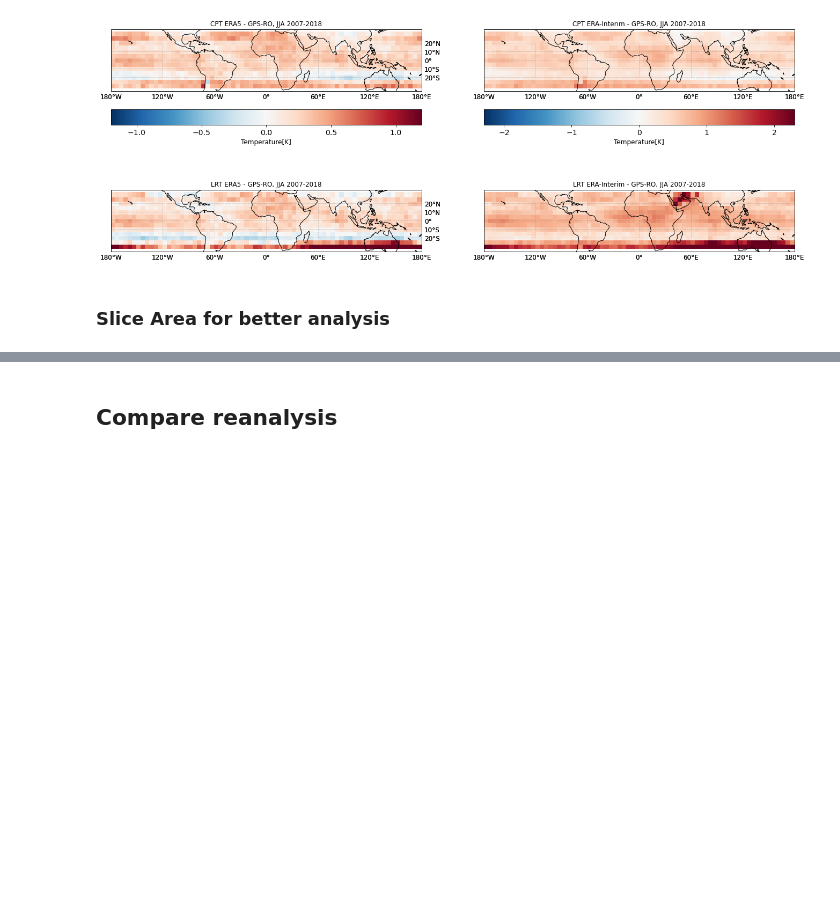
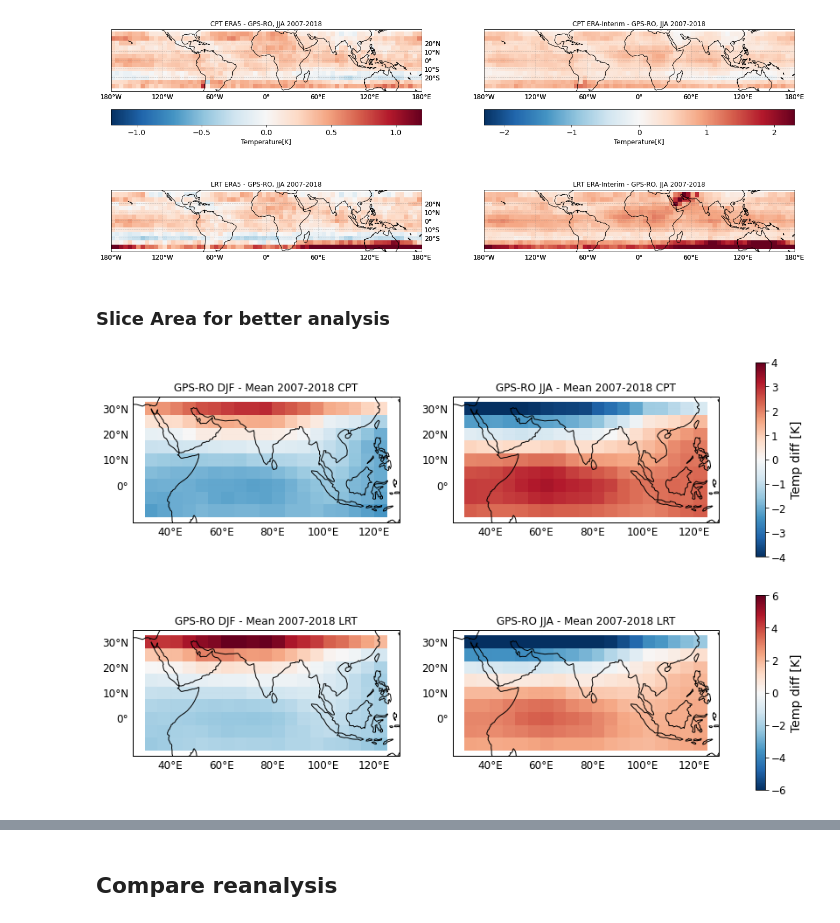
Before and after one commit to johanmeh/master, a Jupyter notebook: monsoon/monsoon_JJA.ipynb, the cells around one changed output, grey strips where cells are left out. Drawn from its saved outputs; the diff is of its cells as text; code cells hidden in the pictures; blank space fills up the shorter version.

```diff
--- a/monsoon/monsoon_JJA.ipynb
+++ b/monsoon/monsoon_JJA.ipynb
@@ -120,4 +123,6 @@ from cartopy.mpl.gridliner import LONGITUDE_FORMATTER, LATITUDE_FORMATTER
 [figure]
 # %% [markdown]
 ### Slice Area for better analysis
+# %%
+obs_mean = obs_res.mean(dim='time', keep_attrs=True)
 # %%
@@ -127,3 +133,14 @@ obs_monsoon = obs_m.sel(lat=slice(0,30), lon=slice(60,110))
+# %%
+k = pf.fourplot_two_cb(obs_monsoon.CP_T[0,:,:] - obs_mean_monsoon.CP_T.values,
+                       obs_monsoon.CP_T[1,:,:] - obs_mean_monsoon.CP_T.values,
+                       obs_monsoon.LR_T[0,:,:] - obs_mean_monsoon.LR_T.values,
+                       obs_monsoon.LR_T[1,:,:] - obs_mean_monsoon.LR_T.values,
+                        'GPS-RO DJF - Mean 2007-2018 CPT', 'GPS-RO JJA - Mean 2007-2018 CPT',
+                       'GPS-RO DJF - Mean 2007-2018 LRT','GPS-RO JJA - Mean 2007-2018 LRT',
+                       vmin1 = -4, vmax1 = 4, vmin2 = -6, vmax2 = 6, label='Temp diff [K]')
+#k.savefig('figs/gpsro_absval_djf-jja-mean_2007-2018_lrt-cpt.png')
+# %% [output]
+[figure, added]
 # %%
 ds1 = era5_monsoon.tpt[1,:,:]
 ds2 = erai_monsoon.tpt[1,:,:]
```
Also changed, not shown: parts of 18 cells of this notebook, 48 other files.
